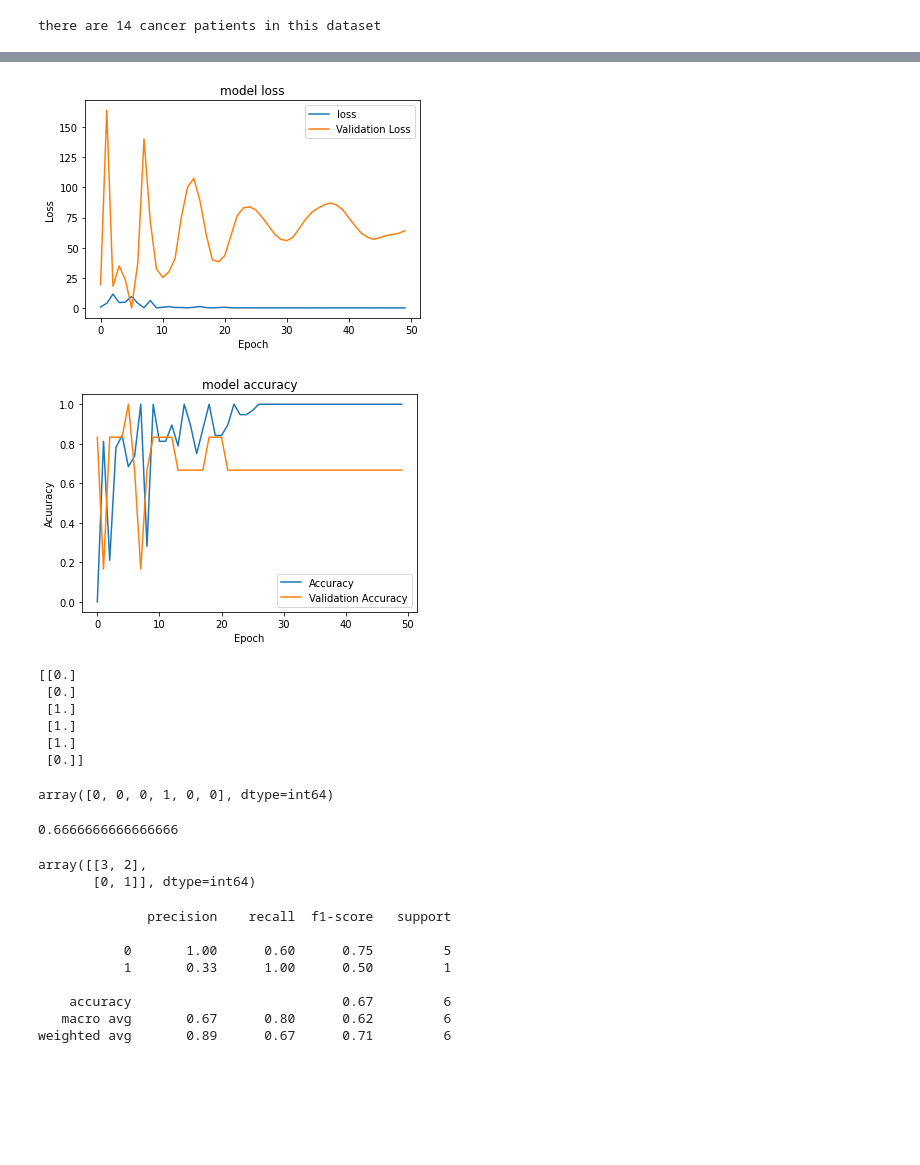
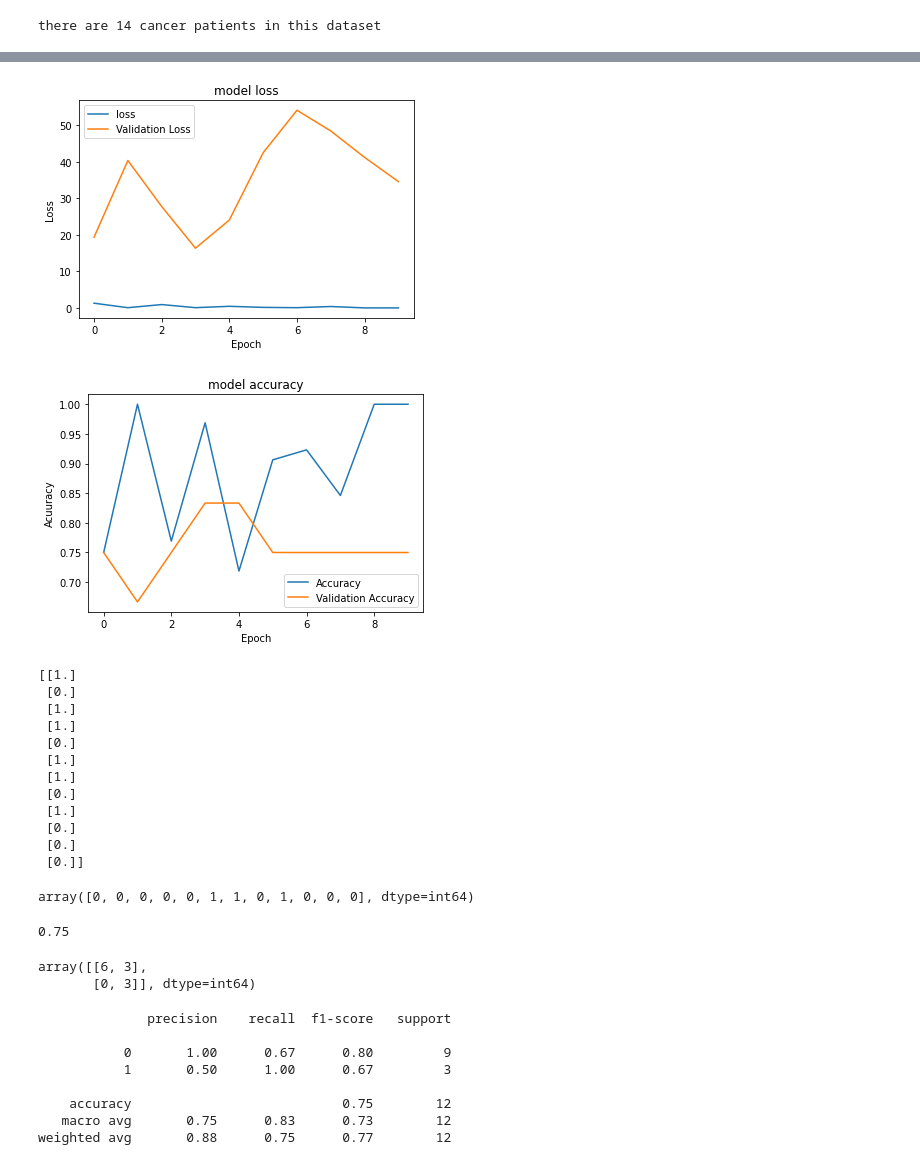
Before and after one commit to VikashHela/Detection-of-Non-Small-Cell-Lung-Cancer-using-CNN-VGG19-, a Jupyter notebook: BI-Project(Detection of Non Small Cell Lung Cancer using CNN(VGG19)).ipynb, the cells around one changed output, grey strips where cells are left out. Saved outputs shown, nothing was run; the diff lists cells and outputs as text; code cells hidden in the pictures; blank space fills up the shorter version.

```diff
--- a/BI-Project(Detection of Non Small Cell Lung Cancer using CNN(VGG19)).ipynb
+++ b/BI-Project(Detection of Non Small Cell Lung Cancer using CNN(VGG19)).ipynb
@@ -398,7 +441,7 @@ there are 14 cancer patients in this dataset
 # %%
 from sklearn.model_selection import train_test_split
 (trainX, testX, trainY, testY) = train_test_split(data, labels,
-                                                  test_size=0.1, stratify=labels, random_state=42,shuffle = True)
+                                                  test_size=0.2, stratify=labels, random_state=42,shuffle = True)
 # %%
 trainX.shape
 # %% [output]
@@ -483,6 +526,6 @@ _________________________________________________________________
 callbacks_5 = []
 # %%
 batch_size = 32
-hist_5 = custom_vgg_model.fit(aug_train.flow(trainX, trainY, batch_size=32), steps_per_epoch=len(trainX)//batch_size, epochs = 50, verbose = 1,
+hist_2 = custom_vgg_model.fit(aug_train.flow(trainX, trainY, batch_size=32), steps_per_epoch=len(trainX)//batch_size, epochs = 10, verbose = 1,
                         validation_data = (testX, testY), callbacks=callbacks_5)
 # %% [output]
@@ -506,60 +552,66 @@ Epoch 50/50
 # %%
 # print loss graph
 import matplotlib.pyplot as plt
-plt.plot(hist_5.history['loss'])
-plt.plot(hist_5.history['val_loss'])
+plt.plot(hist_2.history['loss'])
+plt.plot(hist_2.history['val_loss'])
 plt.title("model loss")
 plt.ylabel("Loss")
 plt.xlabel("Epoch")
 plt.legend(["loss","Validation Loss"])
 plt.show()
 # %% [output]
-[figure, old version]
+[figure, new version]
 # %%
 # print accuracy graph
-plt.plot(hist_5.history["accuracy"])
-plt.plot(hist_5.history['val_accuracy'])
+plt.plot(hist_2.history["accuracy"])
+plt.plot(hist_2.history['val_accuracy'])
 plt.title("model accuracy")
 plt.legend(["Accuracy","Validation Accuracy"])
 plt.ylabel("Acuuracy")
 plt.xlabel("Epoch")
 plt.show()
 # %% [output]
-[figure, old version]
+[figure, new version]
 # %%
 predY = custom_vgg_model.predict(testX)
 print(predY)
 # %% [output]
-[[0.]
+[[1.]
  [0.]
  [1.]
  [1.]
+ [0.]
  [1.]
+ [1.]
+ [0.]
+ [1.]
+ [0.]
+ [0.]
  [0.]]
 # %%
 testY
 # %% [output]
-array([0, 0, 0, 1, 0, 0], dtype=int64)
+array([0, 0, 0, 0, 0, 1, 1, 0, 1, 0, 0, 0], dtype=int64)
 # %%
 from sklearn.metrics import accuracy_score
 accuracy_score(testY, predY)
 # %% [output]
-0.6666666666666666
+0.75
 # %%
 from sklearn.metrics import confusion_matrix
 confusion_matrix(testY, predY)
 # %% [output]
-array([[3, 2],
-       [0, 1]], dtype=int64)
+array([[6, 3],
+       [0, 3]], dtype=int64)
 # %%
 from sklearn.metrics import classification_report
 print(classification_report(testY, predY))
 # %% [output]
               precision    recall  f1-score   support
 
-           0       1.00      0.60      0.75         5
-           1       0.33      1.00      0.50         1
+           0       1.00      0.67      0.80         9
+           1       0.50      1.00      0.67         3
 
-    accuracy                           0.67         6
-   macro avg       0.67      0.80      0.62         6
-weighted avg       0.89      0.67      0.71         6
+    accuracy                           0.75        12
+   macro avg       0.75      0.83      0.73        12
+weighted avg       0.88      0.75      0.77        12
```
Also changed, not shown: parts of 11 cells of this notebook.
